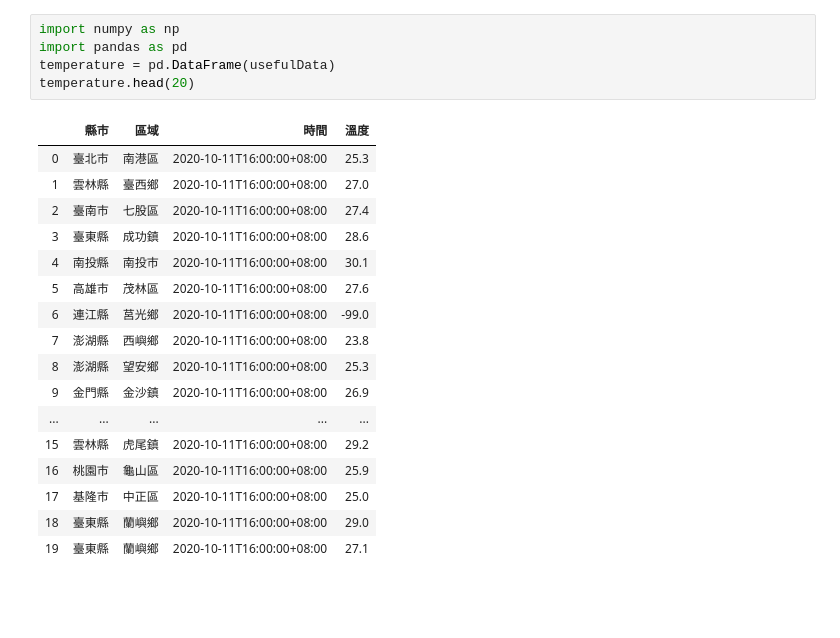
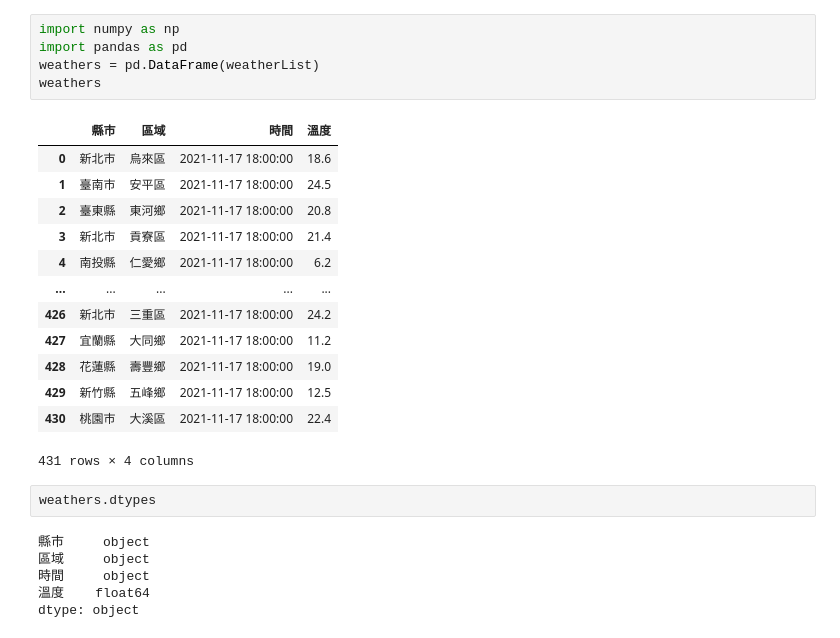
Before and after one commit to roberthsu2003/PythonForDataAnalysis, a Jupyter notebook: pandas的檔案存取/download政府資料平台解決方案_json.ipynb, the cells around one changed output. Cells and saved outputs as stored; diff of their text form; blank space fills up the shorter version.

```diff
--- a/pandas的檔案存取/download政府資料平台解決方案_json.ipynb
+++ b/pandas的檔案存取/download政府資料平台解決方案_json.ipynb
@@ -38,23 +45,27 @@ for one in usefulData:
 # %%
 import numpy as np
 import pandas as pd
-temperature = pd.DataFrame(usefulData)
-temperature.head(20)
+weathers = pd.DataFrame(weatherList)
+weathers
 # %% [output]
 |  | 縣市 | 區域 | 時間 | 溫度 |
-| 0 | 臺北市 | 南港區 | 2020-10-11T16:00:00+08:00 | 25.3 |
-| 1 | 雲林縣 | 臺西鄉 | 2020-10-11T16:00:00+08:00 | 27.0 |
-| 2 | 臺南市 | 七股區 | 2020-10-11T16:00:00+08:00 | 27.4 |
-| 3 | 臺東縣 | 成功鎮 | 2020-10-11T16:00:00+08:00 | 28.6 |
-| 4 | 南投縣 | 南投市 | 2020-10-11T16:00:00+08:00 | 30.1 |
-| 5 | 高雄市 | 茂林區 | 2020-10-11T16:00:00+08:00 | 27.6 |
-| 6 | 連江縣 | 莒光鄉 | 2020-10-11T16:00:00+08:00 | -99.0 |
-| 7 | 澎湖縣 | 西嶼鄉 | 2020-10-11T16:00:00+08:00 | 23.8 |
-| 8 | 澎湖縣 | 望安鄉 | 2020-10-11T16:00:00+08:00 | 25.3 |
-| 9 | 金門縣 | 金沙鎮 | 2020-10-11T16:00:00+08:00 | 26.9 |
+| 0 | 新北市 | 烏來區 | 2021-11-17 18:00:00 | 18.6 |
+| 1 | 臺南市 | 安平區 | 2021-11-17 18:00:00 | 24.5 |
+| 2 | 臺東縣 | 東河鄉 | 2021-11-17 18:00:00 | 20.8 |
+| 3 | 新北市 | 貢寮區 | 2021-11-17 18:00:00 | 21.4 |
+| 4 | 南投縣 | 仁愛鄉 | 2021-11-17 18:00:00 | 6.2 |
 | ... | ... | ... | ... | ... |
-| 15 | 雲林縣 | 虎尾鎮 | 2020-10-11T16:00:00+08:00 | 29.2 |
-| 16 | 桃園市 | 龜山區 | 2020-10-11T16:00:00+08:00 | 25.9 |
-| 17 | 基隆市 | 中正區 | 2020-10-11T16:00:00+08:00 | 25.0 |
-| 18 | 臺東縣 | 蘭嶼鄉 | 2020-10-11T16:00:00+08:00 | 29.0 |
-| 19 | 臺東縣 | 蘭嶼鄉 | 2020-10-11T16:00:00+08:00 | 27.1 |
+| 426 | 新北市 | 三重區 | 2021-11-17 18:00:00 | 24.2 |
+| 427 | 宜蘭縣 | 大同鄉 | 2021-11-17 18:00:00 | 11.2 |
+| 428 | 花蓮縣 | 壽豐鄉 | 2021-11-17 18:00:00 | 19.0 |
+| 429 | 新竹縣 | 五峰鄉 | 2021-11-17 18:00:00 | 12.5 |
+| 430 | 桃園市 | 大溪區 | 2021-11-17 18:00:00 | 22.4 |
+431 rows × 4 columns
+# %%
+weathers.dtypes
+# %% [output]
+縣市     object
+區域     object
+時間     object
+溫度    float64
+dtype: object
```
Also changed, not shown: parts of 7 cells of this notebook, 1 other file.
